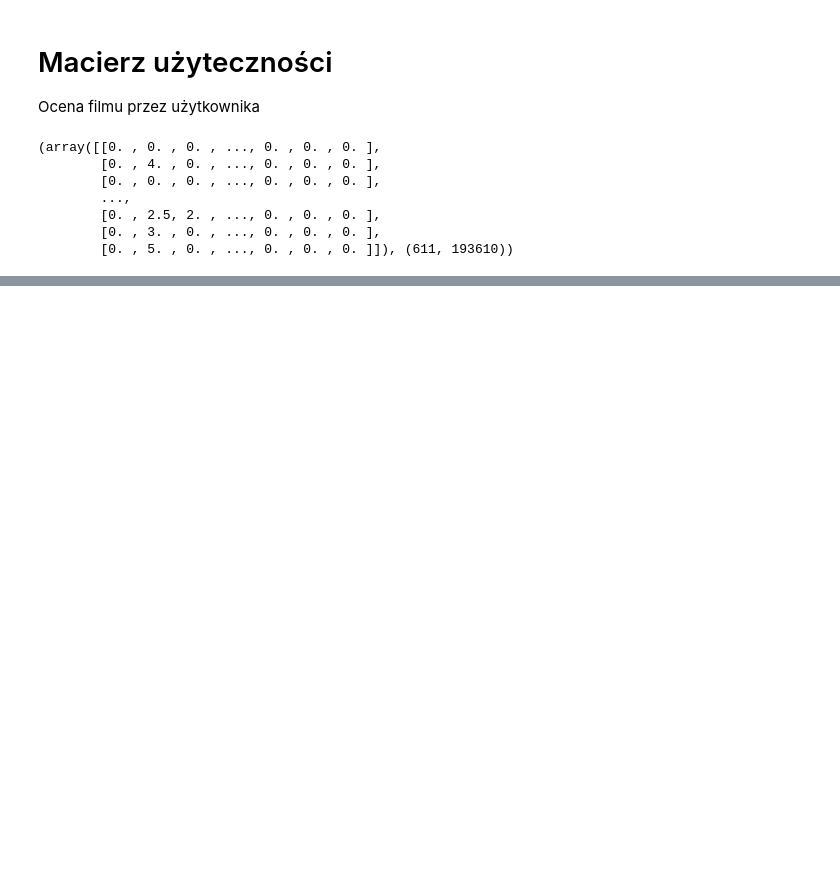
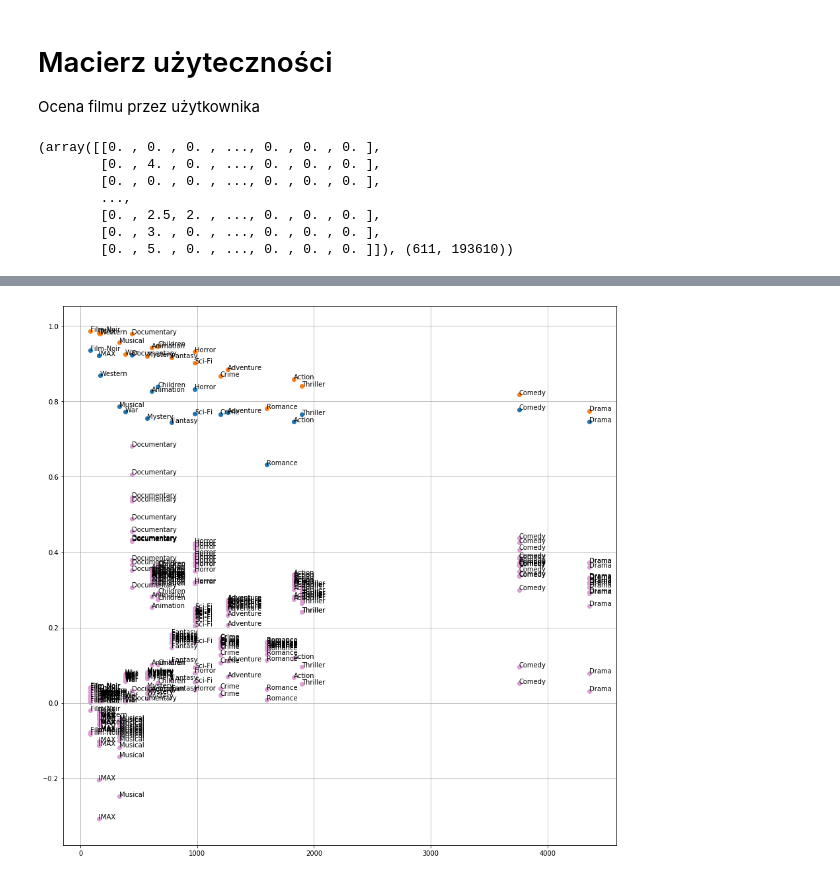
Before and after one commit to mbuszka/ml-project, a Jupyter notebook: Project.ipynb, the cells around one changed output, grey strips where cells are left out. Saved outputs shown, nothing was run; the diff lists cells and outputs as text; code cells hidden in the pictures; blank space fills up the shorter version.

```diff
--- a/Project.ipynb
+++ b/Project.ipynb
@@ -40,3 +22,8 @@ ratings.head(),None, movies.head()
+# %%
+ratings, movies, genres = read_files()
+with open('plot_data.pickle', 'rb') as handle:
+    plot_data = pickle.load(handle)
+ratings.head(),None, movies.head()
 # %% [markdown]
 # Macierz użyteczności
 
@@ -54,0 +231,4 @@ utility_matrix.toarray(), utility_matrix.toarray().shape
+# %%
+from datetime import datetime
+with open(f'backup/plot_data_dump_{datetime.now()}.pickle', 'wb') as handle:
+    pickle.dump(plot_data, handle, protocol=pickle.HIGHEST_PROTOCOL)
@@ -54,0 +299,18 @@ utility_matrix.toarray(), utility_matrix.toarray().shape
+# %%
+axs = plt.subplots(figsize=(15, 15))
+cmap = matplotlib.cm.get_cmap('tab20b')
+
+plot_results(plot_data["DecisionTreeClassifier"], axs, "DecisionTreeClassifier")
+plot_results(plot_data["RandomForest_max_features_20_n_estimators_100_max_depth_50"], axs, "RandomForest_max_features_20_n_estimators_100_max_depth_50")
+
+
+for i, name in enumerate(plot_data):
+    if "RandomForestRegressor" in name:
+        color = cmap(i/20.)
+        plot_results(plot_data[name], axs, name, color=[color])
+
+
+# axs[1].legend()
+axs[1].grid(True)
+# %% [output]
+[figure, added]
```
Also changed, not shown: parts of 16 cells of this notebook, 9 other files.
